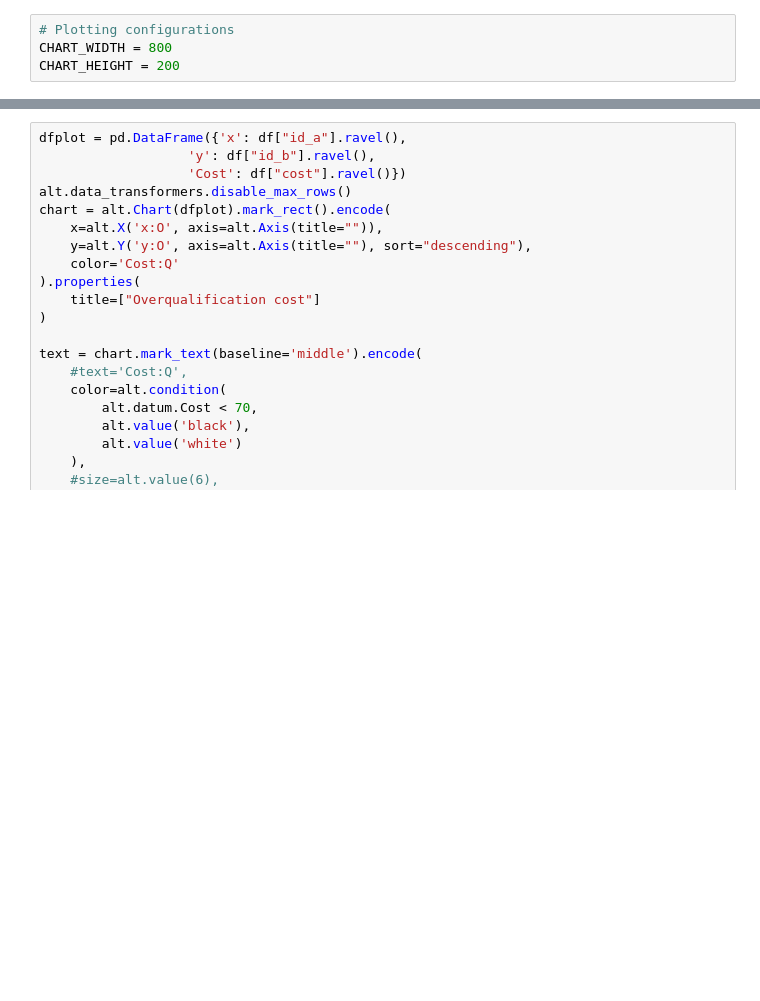
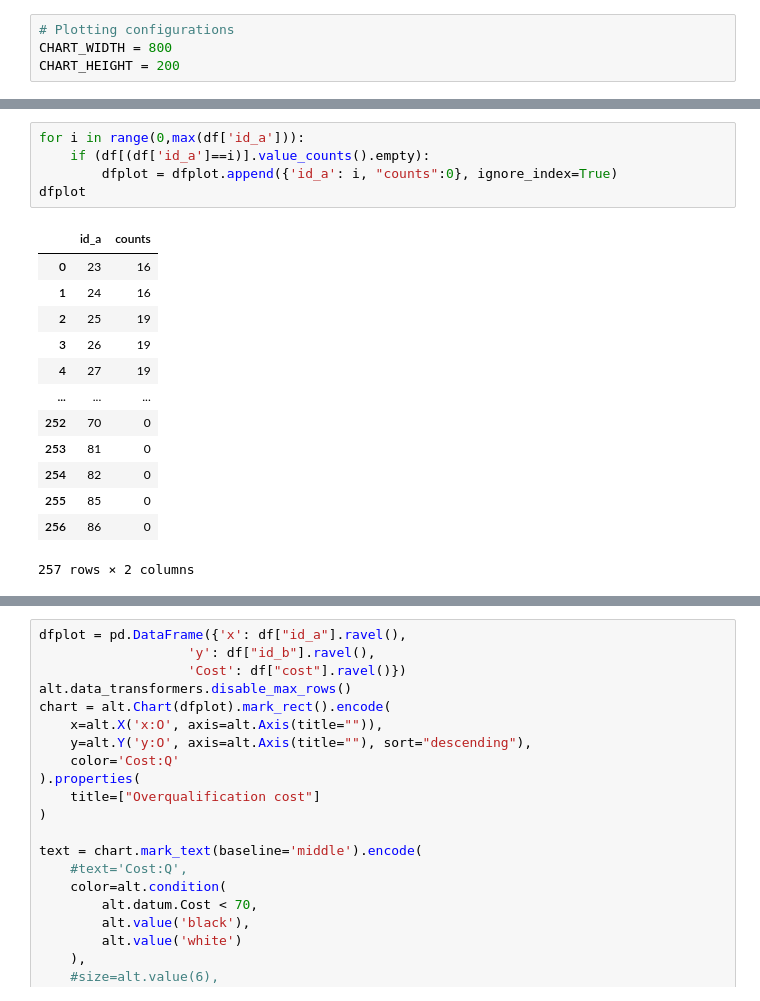
Before and after one commit to cleberjamaral/GoOrg4Prod, a Jupyter notebook: GoOrg4Prod_reallocation_analysis.ipynb, the cells around one changed output, grey strips where cells are left out. Drawn from its saved outputs; the diff is of its cells as text; blank space fills up the shorter version.

```diff
--- a/GoOrg4Prod_reallocation_analysis.ipynb
+++ b/GoOrg4Prod_reallocation_analysis.ipynb
@@ -157,0 +203,19 @@ CHART_HEIGHT = 200
+# %%
+for i in range(0,max(df['id_a'])):
+    if (df[(df['id_a']==i)].value_counts().empty):
+        dfplot = dfplot.append({'id_a': i, "counts":0}, ignore_index=True)
+dfplot
+# %% [output]
+|  | id_a | counts |
+| 0 | 23 | 16 |
+| 1 | 24 | 16 |
+| 2 | 25 | 19 |
+| 3 | 26 | 19 |
+| 4 | 27 | 19 |
+| ... | ... | ... |
+| 252 | 70 | 0 |
+| 253 | 81 | 0 |
+| 254 | 82 | 0 |
+| 255 | 85 | 0 |
+| 256 | 86 | 0 |
+257 rows × 2 columns
```
Also changed, not shown: parts of 8 cells of this notebook, 1 other file.
